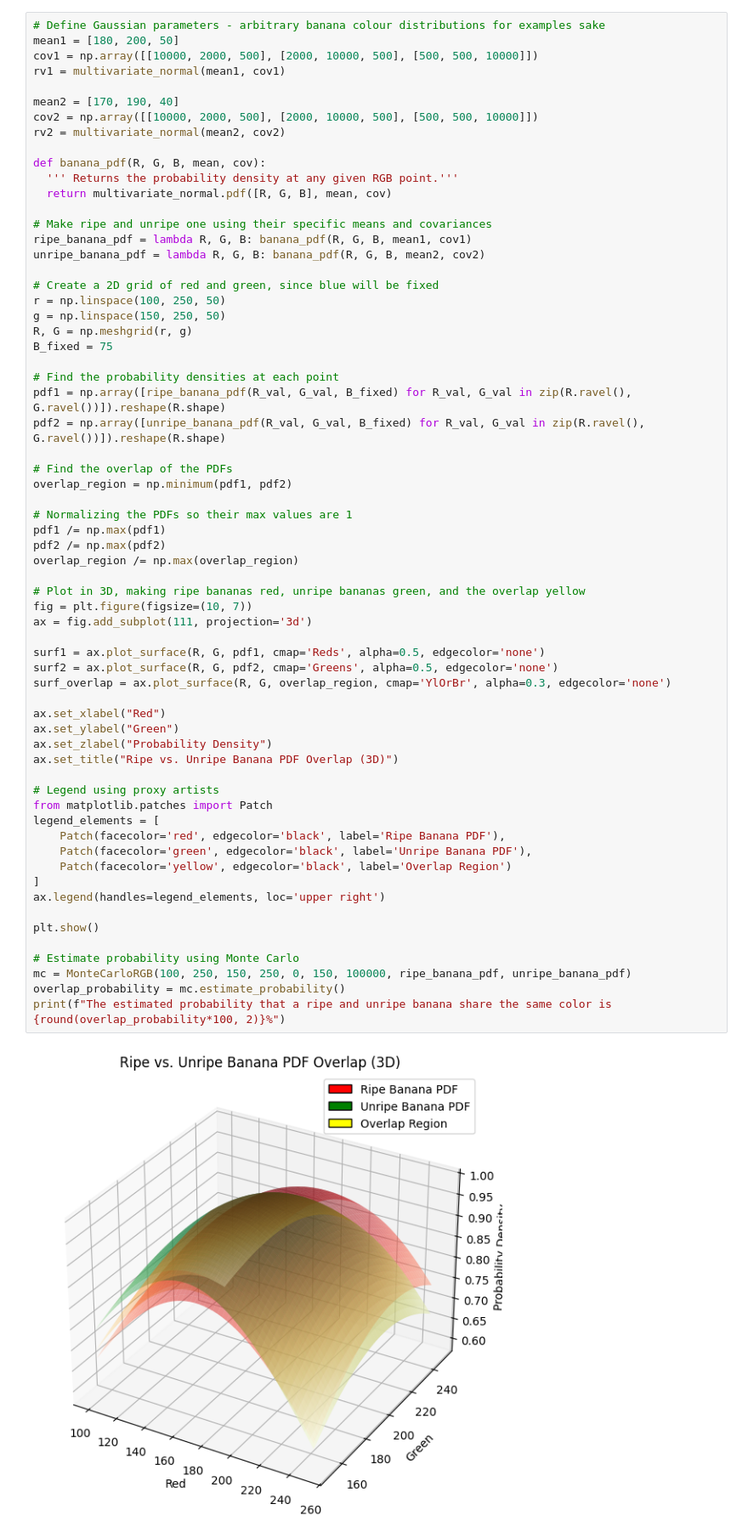
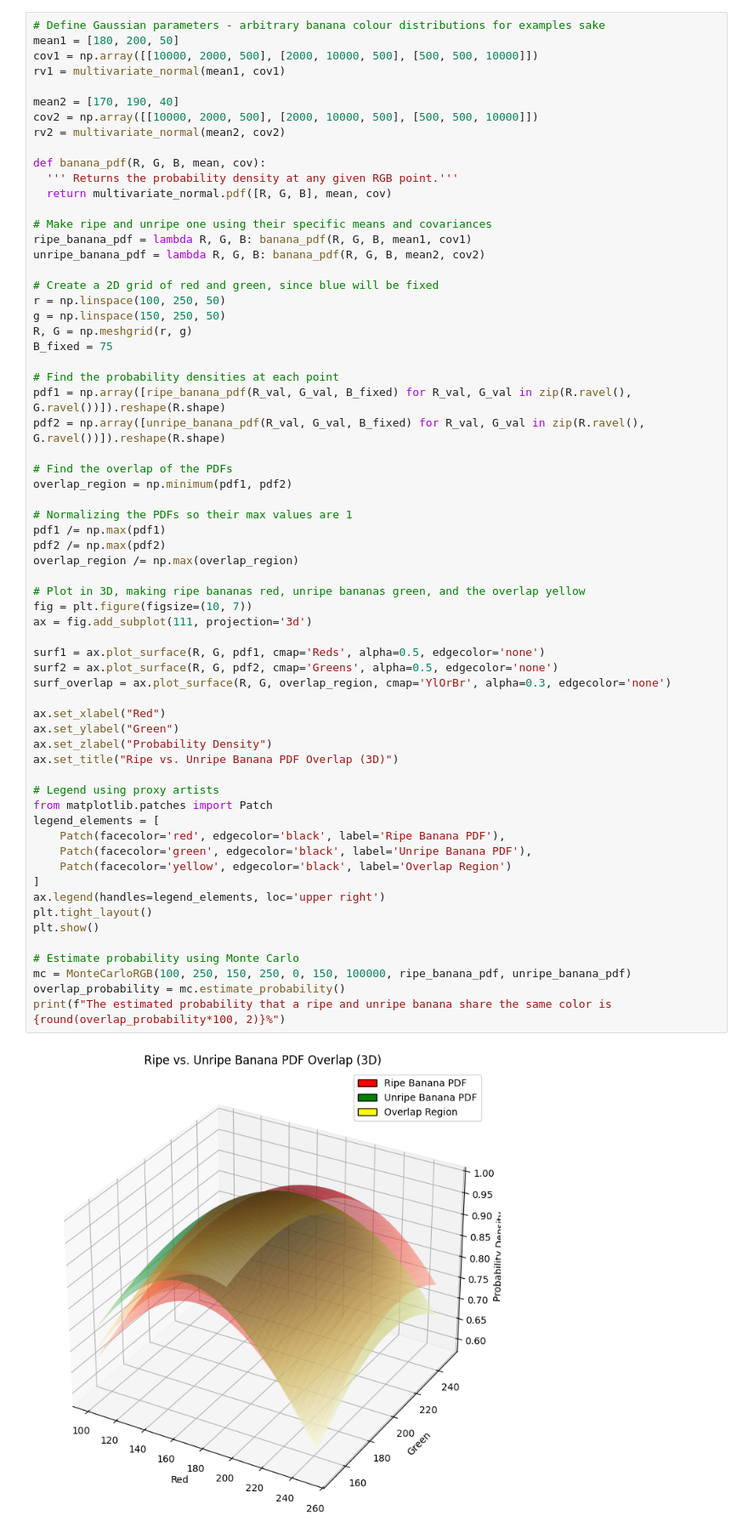
Before and after one commit to JacobaCarr26/comp215, a Jupyter notebook: Monte_Carlo_Integration_Term_Project_COMP_215.ipynb, the cells around one changed output. Shown at 85% size. Saved outputs shown, nothing was run; the diff lists cells and outputs as text.

```diff
--- a/Monte_Carlo_Integration_Term_Project_COMP_215.ipynb
+++ b/Monte_Carlo_Integration_Term_Project_COMP_215.ipynb
@@ -387,32 +388,32 @@ pdf2 /= np.max(pdf2)
 overlap_region /= np.max(overlap_region)
 
 # Plot in 3D, making ripe bananas red, unripe bananas green, and the overlap yellow
 fig = plt.figure(figsize=(10, 7))
 ax = fig.add_subplot(111, projection='3d')
 
 surf1 = ax.plot_surface(R, G, pdf1, cmap='Reds', alpha=0.5, edgecolor='none')
 surf2 = ax.plot_surface(R, G, pdf2, cmap='Greens', alpha=0.5, edgecolor='none')
 surf_overlap = ax.plot_surface(R, G, overlap_region, cmap='YlOrBr', alpha=0.3, edgecolor='none')
 
 ax.set_xlabel("Red")
 ax.set_ylabel("Green")
 ax.set_zlabel("Probability Density")
 ax.set_title("Ripe vs. Unripe Banana PDF Overlap (3D)")
 
 # Legend using proxy artists
 from matplotlib.patches import Patch
 legend_elements = [
 	Patch(facecolor='red', edgecolor='black', label='Ripe Banana PDF'),
 	Patch(facecolor='green', edgecolor='black', label='Unripe Banana PDF'),
 	Patch(facecolor='yellow', edgecolor='black', label='Overlap Region')
 ]
 ax.legend(handles=legend_elements, loc='upper right')
-
+plt.tight_layout()
 plt.show()
 
 # Estimate probability using Monte Carlo
 mc = MonteCarloRGB(100, 250, 150, 250, 0, 150, 100000, ripe_banana_pdf, unripe_banana_pdf)
 overlap_probability = mc.estimate_probability()
 print(f"The estimated probability that a ripe and unripe banana share the same color is {round(overlap_probability*100, 2)}%")
 # %% [output]
-[figure, old version]
+[figure, new version]
```
Also changed, not shown: parts of 5 cells of this notebook.
